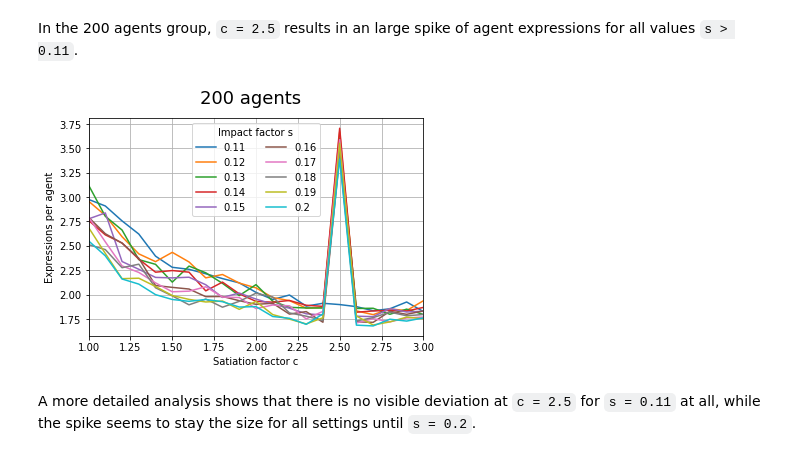
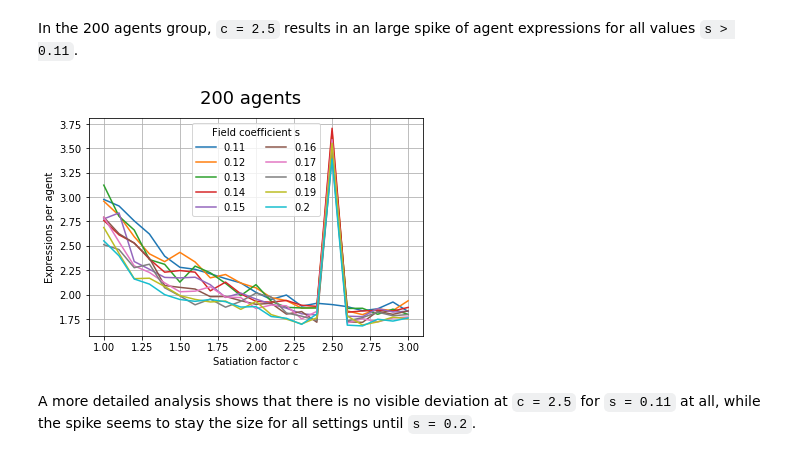
Before and after one commit to r-andre/abm-collective_emotions, a Jupyter notebook: exploration.ipynb, the cells around one changed output. Saved outputs shown, nothing was run; the diff lists cells and outputs as text; code cells hidden in the pictures.

```diff
--- a/exploration.ipynb
+++ b/exploration.ipynb
@@ -179,20 +221,20 @@ In the 200 agents group, `c = 2.5` results in an large spike of agent expression
 # %%
 ax = plt.figure().add_subplot()
 
 df2 = results[results.Agents == 200].loc[:, ("Agents", "s", "c", "EpA", "EpAstd")]
 
 for nm, obj in df2.groupby("s"):
     obj.plot(x="c", y="EpA", grid=True, label=nm, ax=ax)
 
 ax.set_xlabel("Satiation factor c")
 ax.set_ylabel("Expressions per agent")
 #ax.set_yticks(range(0,12))
-ax.legend(title="Impact factor s", ncol=2)
+ax.legend(title="Field coefficient s", ncol=2)
 plt.suptitle("200 agents", fontsize=18)
 #plt.savefig("fig1.png", bbox_inches="tight")
 plt.show()
 # %% [output]
-[figure, old version]
+[figure, new version]
 # %% [markdown]
 A more detailed analysis shows that there is no visible deviation at `c = 2.5` for `s = 0.11` at all, while the spike seems to stay the size for all settings until `s = 0.2`.
 # %%
```
Also changed, not shown: parts of 25 cells of this notebook.
